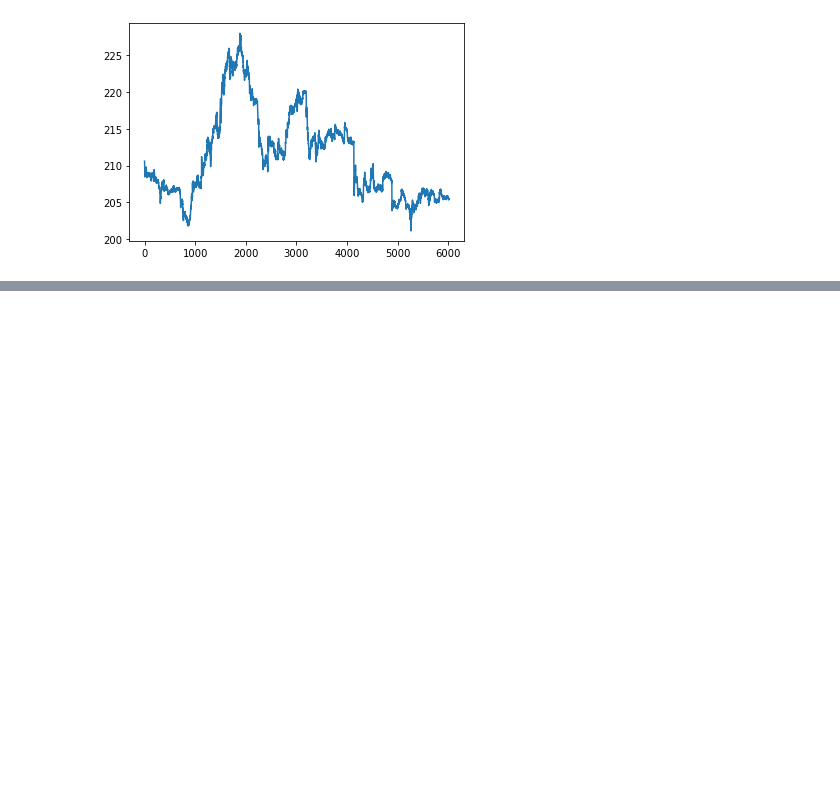
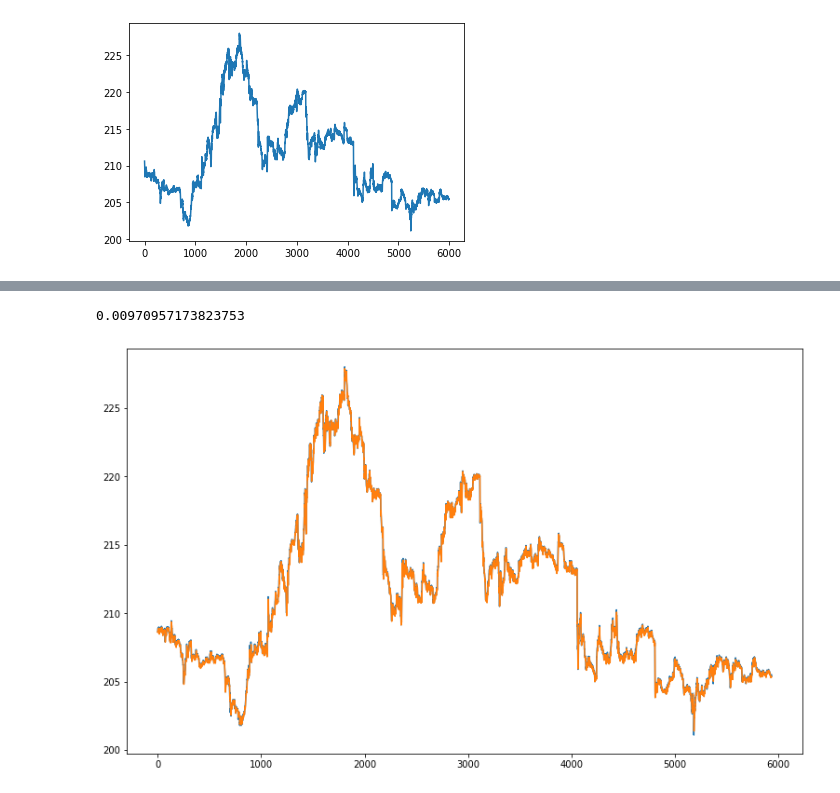
Before and after one commit to yashgupta417/stox, a Jupyter notebook: model.ipynb, the cells around one changed output, grey strips where cells are left out. Drawn from its saved outputs; the diff is of its cells as text; code cells hidden in the pictures; blank space fills up the shorter version.

Commit message:
model trained

```diff
--- a/model.ipynb
+++ b/model.ipynb
@@ -136,5 +154,6 @@ seq_data['ITC.NS'].shape
 # %%
 X_train,Y_train,X_test,Y_test=[],[],[],[]
+splitted_data={}
 
 for symbol in n50:
     sd=seq_data[symbol]
@@ -150,6 +169,8 @@ for symbol in n50:
     X_test.extend(test[:,:-1]) # all columns except last
     Y_test.extend(test[:,-1]) # last column
 
+    splitted_data[symbol]=[X_train,Y_train,X_test,Y_test]
+
 X_train,Y_train,X_test,Y_test=np.array(X_train),np.array(Y_train),np.array(X_test),np.array(Y_test)
 # %%
 print(X_train.shape)
@@ -203,4 +224,4 @@ Y_train=np.asarray(Y_train).astype(np.float32)
 X_test=np.asarray(X_test).astype(np.float32)
 Y_test=np.asarray(Y_test).astype(np.float32)
 # %%
-model.fit(X_train,Y_train,validation_data=(X_test,Y_test),epochs=100,batch_size=64,verbose=1)
+model.fit(X_train,Y_train,validation_data=(X_test,Y_test),epochs=5,batch_size=128,verbose=1)
@@ -211,0 +240,25 @@ model.fit(X_train,Y_train,validation_data=(X_test,Y_test),epochs=100,batch_size=
+# %%
+pred=model.predict(X_test)
+
+import math
+from sklearn.metrics import mean_squared_error
+math.sqrt(mean_squared_error(Y_test,pred))
+# %% [output]
+0.00970957173823753
+# %%
+stock_symbol='ITC.NS'
+seq_stock=seq_data[stock_symbol][:,:-1].reshape(len(seq_data[stock_symbol]),60,1)
+pred=model.predict(np.asarray(seq_stock).astype(np.float32))
+actual=seq_data[stock_symbol][:,-1]
+
+pred=scaler[stock_symbol].inverse_transform(pred)
+actual=scaler[stock_symbol].inverse_transform(actual.reshape(-1,1))
+
+plt.figure(figsize=(13, 8))
+
+plt.plot(actual)
+plt.plot(pred,)
+
+plt.show()
+# %% [output]
+[figure, added]
```
Also changed, not shown: parts of 9 cells of this notebook.
